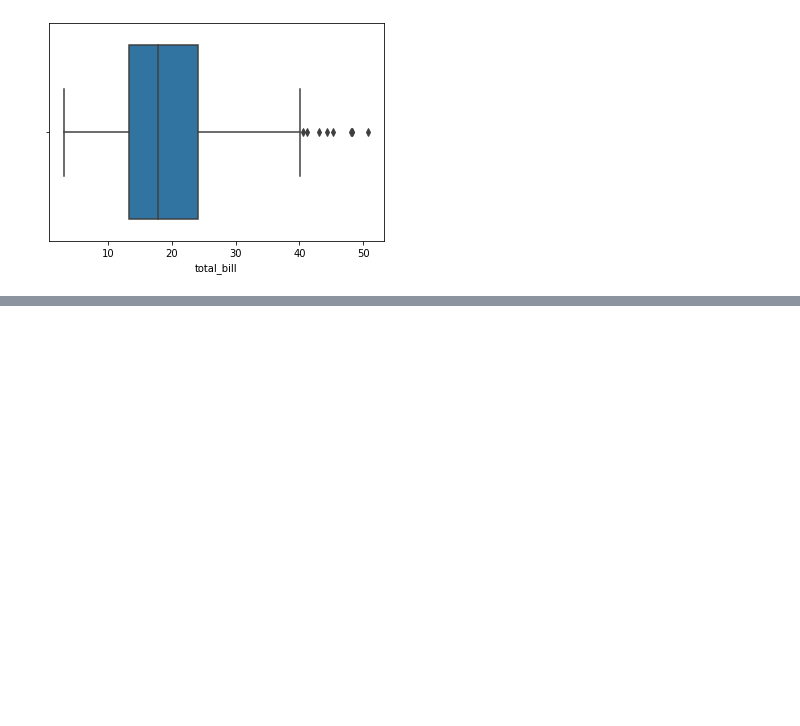
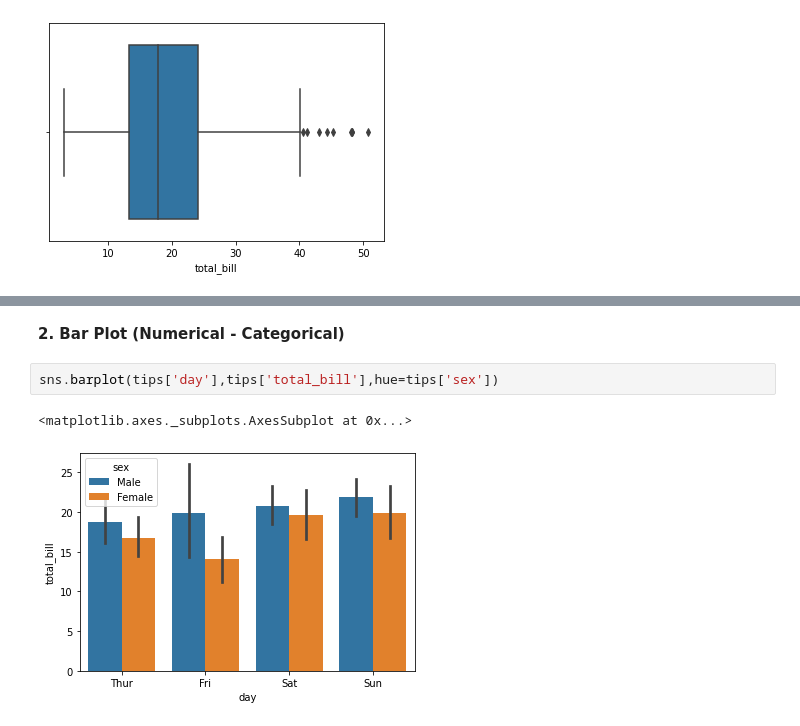
Before and after one commit to coderanandmaurya/seaborn, a Jupyter notebook: seaborn.ipynb, the cells around one changed output, grey strips where cells are left out. Saved outputs shown, nothing was run; the diff lists cells and outputs as text; blank space fills up the shorter version.

```diff
--- a/seaborn.ipynb
+++ b/seaborn.ipynb
@@ -72,0 +88,7 @@ NameError: ignored
+# %% [markdown]
+**2. Bar Plot (Numerical - Categorical)**
+# %%
+sns.barplot(tips['day'],tips['total_bill'],hue=tips['sex'])
+# %% [output]
+<matplotlib.axes._subplots.AxesSubplot at 0x...>
+[figure, added]
```
Also changed, not shown: parts of 33 cells of this notebook.
